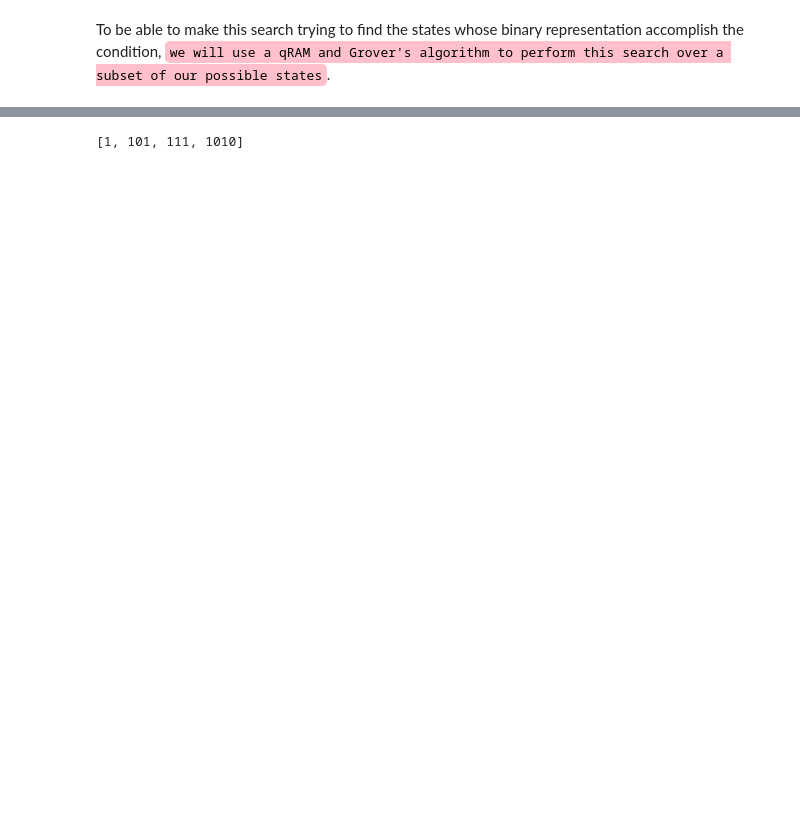
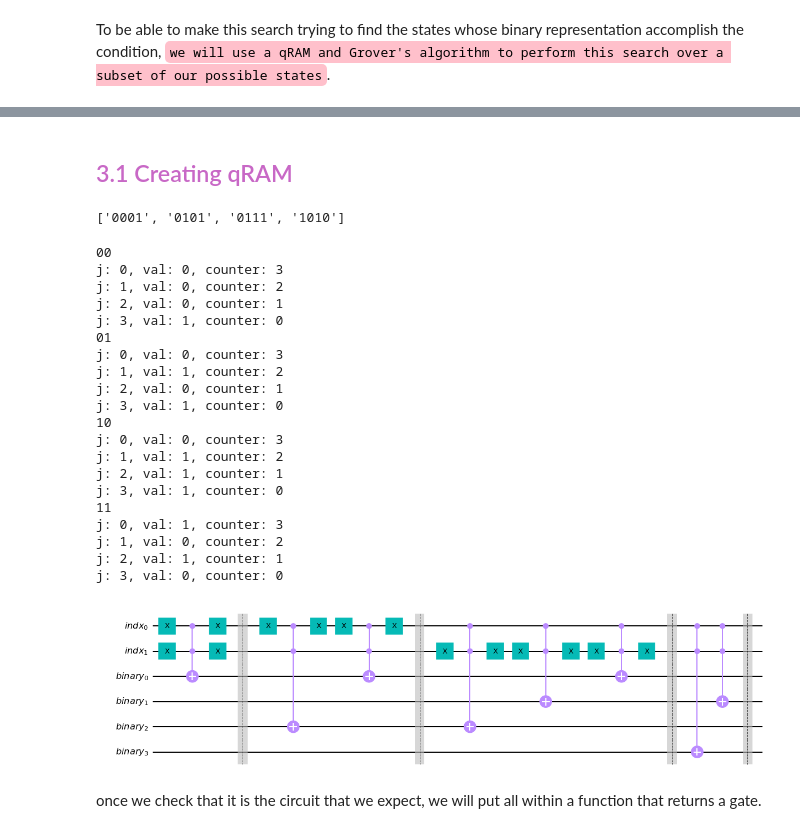
Before and after one commit to abdielgv163/IQOSF_Mentorship_Program, a Jupyter notebook: Task_1.ipynb, the cells around one changed output, grey strips where cells are left out. Saved outputs shown, nothing was run; the diff lists cells and outputs as text; code cells hidden in the pictures; blank space fills up the shorter version.

```diff
--- a/Task_1.ipynb
+++ b/Task_1.ipynb
@@ -123,6 +125,6 @@ Then, we need to convert the previous vector into a binary form.
 # %%
 vals_ = []
 for i in v:
-    vals_.append(int(bin(i)[2:]))
+    vals_.append((bin(i)[2:]))
 vals_
 # %% [output]
@@ -167,0 +172,4 @@ $$
+# %%
+for i in range(4):
+    vals_[i] = vals_[i].zfill(4)
+vals_
@@ -207,4 +232,6 @@ To be able to make this search trying to find the states whose binary representa
+# %% [markdown]
+<h2><a style="color:#C868C6",  id='Create_qRAM'>3.1 Creating qRAM</a></h2>
 # %%
 print(vals_)
 # %% [output]
-[1, 101, 111, 1010]
+['0001', '0101', '0111', '1010']
@@ -225,0 +238,56 @@ qc.draw('mpl')
+# %%
+address_reg = QuantumRegister(np.sqrt(len(vals_)), name='indx')
+binary_reg  = QuantumRegister(len(vals_), name='binary')
+
+qc = QuantumCircuit(address_reg,binary_reg)
+
+n = len(vals_)
+
+for indx in range(n):
+
+    # Create adrress indices
+    bin_indx = bin(4 + indx)[-2:]
+    print(bin_indx)
+
+    count = len(vals_[indx])-1
+    for j, val in enumerate(vals_[indx]):
+        print(f'j: {j}, val: {val}, counter: {count}')
+
+        if val == '1':
+            if bin_indx[0] == '0':
+                qc.x(0)
+            if bin_indx[1] == '0':
+                qc.x(1)
+            qc.ccx(0,1, binary_reg[count])
+            if bin_indx[0] == '0':
+                qc.x(0)
+            if bin_indx[1] == '0':
+                qc.x(1)
+        count = count -1
+    qc.barrier()
+
+qc.draw('mpl')
+# %% [output]
+00
+j: 0, val: 0, counter: 3
+j: 1, val: 0, counter: 2
+j: 2, val: 0, counter: 1
+j: 3, val: 1, counter: 0
+01
+j: 0, val: 0, counter: 3
+j: 1, val: 1, counter: 2
+j: 2, val: 0, counter: 1
+j: 3, val: 1, counter: 0
+10
+j: 0, val: 0, counter: 3
+j: 1, val: 1, counter: 2
+j: 2, val: 1, counter: 1
+j: 3, val: 1, counter: 0
+11
+j: 0, val: 1, counter: 3
+j: 1, val: 0, counter: 2
+j: 2, val: 1, counter: 1
+j: 3, val: 0, counter: 0
+[figure, added]
+# %% [markdown]
+once we check that it is the circuit that we expect, we will put all within a function that returns a gate.
```
Also changed, not shown: parts of 19 cells of this notebook.
